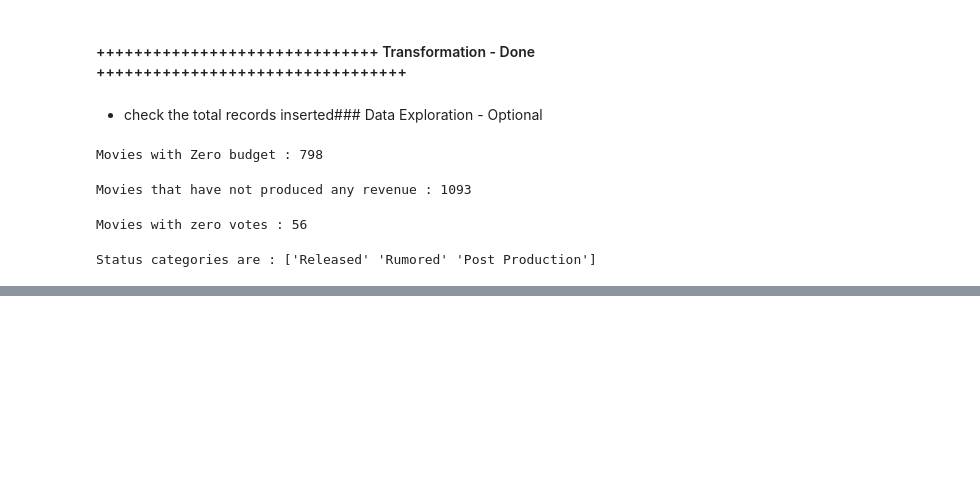
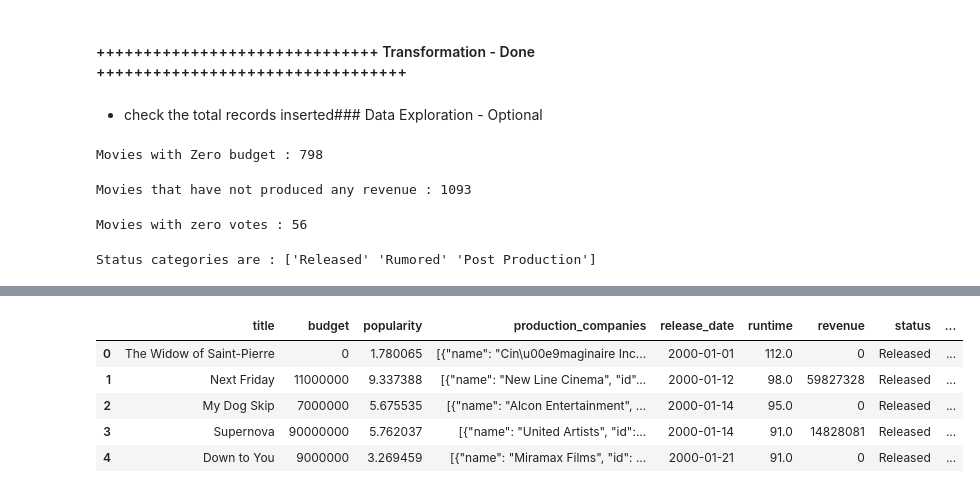
Before and after one commit to sigmanudude/etlproject, a Jupyter notebook: TMDB_OMDB_extract_transform.ipynb, the cells around one changed output, grey strips where cells are left out. Saved outputs shown, nothing was run; the diff lists cells and outputs as text; code cells hidden in the pictures; blank space fills up the shorter version.

```diff
--- a/TMDB_OMDB_extract_transform.ipynb
+++ b/TMDB_OMDB_extract_transform.ipynb
@@ -411,0 +450,9 @@ Status categories are : ['Released' 'Rumored' 'Post Production']
+# %%
+m_merged.head()
+# %% [output]
+|  | title | budget | popularity | production_companies | release_date | runtime | revenue | status | ... |
+| 0 | The Widow of Saint-Pierre | 0 | 1.780065 | [{"name": "Cin\u00e9maginaire Inc... | 2000-01-01 | 112.0 | 0 | Released | ... |
+| 1 | Next Friday | 11000000 | 9.337388 | [{"name": "New Line Cinema", "id"... | 2000-01-12 | 98.0 | 59827328 | Released | ... |
+| 2 | My Dog Skip | 7000000 | 5.675535 | [{"name": "Alcon Entertainment", ... | 2000-01-14 | 95.0 | 0 | Released | ... |
+| 3 | Supernova | 90000000 | 5.762037 | [{"name": "United Artists", "id":... | 2000-01-14 | 91.0 | 14828081 | Released | ... |
+| 4 | Down to You | 9000000 | 3.269459 | [{"name": "Miramax Films", "id": ... | 2000-01-21 | 91.0 | 0 | Released | ... |
```
Also changed, not shown: parts of 10 cells of this notebook, 1 other file.
